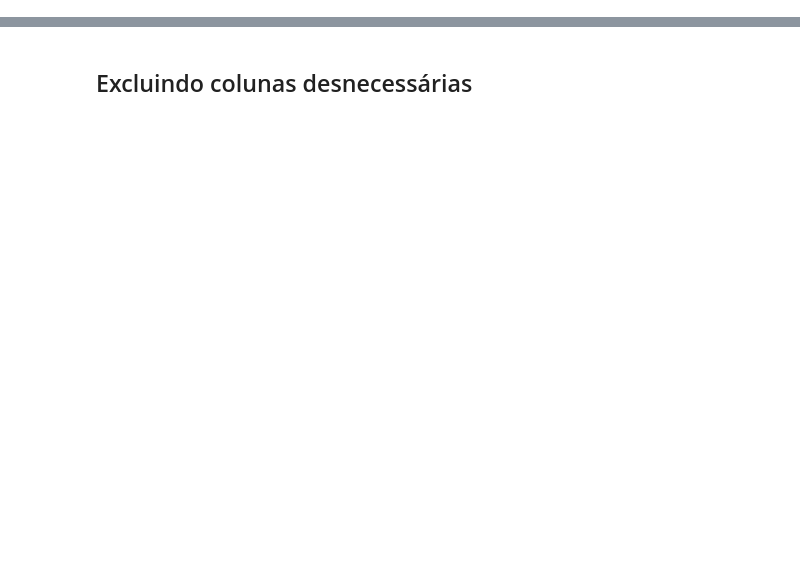
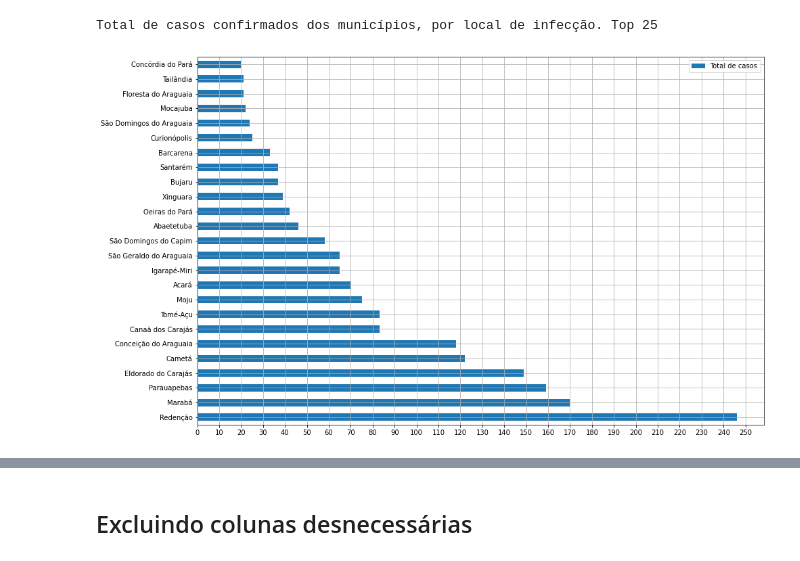
Before and after one commit to FlaviaLopes/leishmaniose, a Jupyter notebook: notebooks/3_prepara_dados.ipynb, the cells around one changed output, grey strips where cells are left out. Saved outputs shown, nothing was run; the diff lists cells and outputs as text; code cells hidden in the pictures; blank space fills up the shorter version.

```diff
--- a/notebooks/3_prepara_dados.ipynb
+++ b/notebooks/3_prepara_dados.ipynb
@@ -194,0 +206,25 @@ confirmados.drop(confirmados.loc[confirmados.NDUPLIC_N == 2, :].index, axis=0, i
+# %%
+print(f'{(df.NDUPLIC_N == 2).sum()} registros duplicados, nenhum tem co_uf_inf = 15 e 27 não possuem CO_INF.')
+temp = df.loc[
+    (df.NDUPLIC_N == 2), 'CO_UF_INF'
+].value_counts(dropna=False)
+temp.index = temp.index.map(ufs)
+display(temp.to_frame('UF_INF dos duplicados x total').T)
+
+df.drop(df.loc[df.NDUPLIC_N == 2, :].index, axis=0, inplace=True)
+
+print('Casos agrupados por tipo de CLASSI_FIN após remover 43 duplicações')
+display(
+    pd.concat([
+        df.loc[:, 'CLASSI_FIN'].value_counts(dropna=False).to_frame(name='Brasil'),
+        df.loc[(df.CO_UF_INF == 15), 'CLASSI_FIN'].value_counts(dropna=False).to_frame('Pará')
+    ], axis=1).fillna(0).T
+)
+
+print('Casos confirmados agrupados por tipo de ENTRADA após remover 43 duplicações')
+display(
+    pd.concat([
+        df.loc[(df.CLASSI_FIN == 1), 'ENTRADA'].value_counts(dropna=False).to_frame(name='Brasil'),
+        df.loc[(df.CLASSI_FIN == 1) & (df.CO_UF_INF == 15), 'ENTRADA'].value_counts(dropna=False).to_frame('Pará')
+    ], axis=1).fillna(0).T
+)
@@ -194,0 +277,12 @@ confirmados.drop(confirmados.loc[confirmados.NDUPLIC_N == 2, :].index, axis=0, i
+# %%
+transferidos = pd.read_csv('../data/raw/transferidos_go-to.csv')
+transferidos.columns = ['ibge_code','municipio']
+transferidos = transferidos.set_index('ibge_code').to_dict()['municipio']
+# %%
+idx = df.loc[(~df.CO_MN_INF.map(transferidos).isnull()), :].index
+temp = df.loc[idx, ['CO_UF_INF','CO_MN_INF', 'ENTRADA', 'CLASSI_FIN']]
+temp['municipio'] = temp.CO_MN_INF.map(transferidos)
+display(temp)
+
+df.loc[idx, 'CO_MN_INF'] = df.loc[idx, 'CO_MN_INF'].astype(int).astype('string').str.replace('52', '17')
+df.loc[idx, 'CO_UF_INF'] = 17
@@ -194,0 +295,10 @@ confirmados.drop(confirmados.loc[confirmados.NDUPLIC_N == 2, :].index, axis=0, i
+# %%
+print('Total de casos confirmados dos municípios, por local de infecção. Top 25')
+temp = df.loc[(df.CLASSI_FIN == 1) & (df.CO_UF_INF == 15), 'CO_MN_INF'].value_counts(dropna=False)
+temp.name = 'Total de casos'
+temp.index = temp.index.map(mun_pa)
+
+temp.to_frame().head(25).plot(kind='barh', figsize=(15,10), grid=True, xticks=range(0, temp.max() + 10, 10));
+# %% [output]
+Total de casos confirmados dos municípios, por local de infecção. Top 25
+[figure, added]
```
Also changed, not shown: parts of 123 cells of this notebook, 14 other files.
